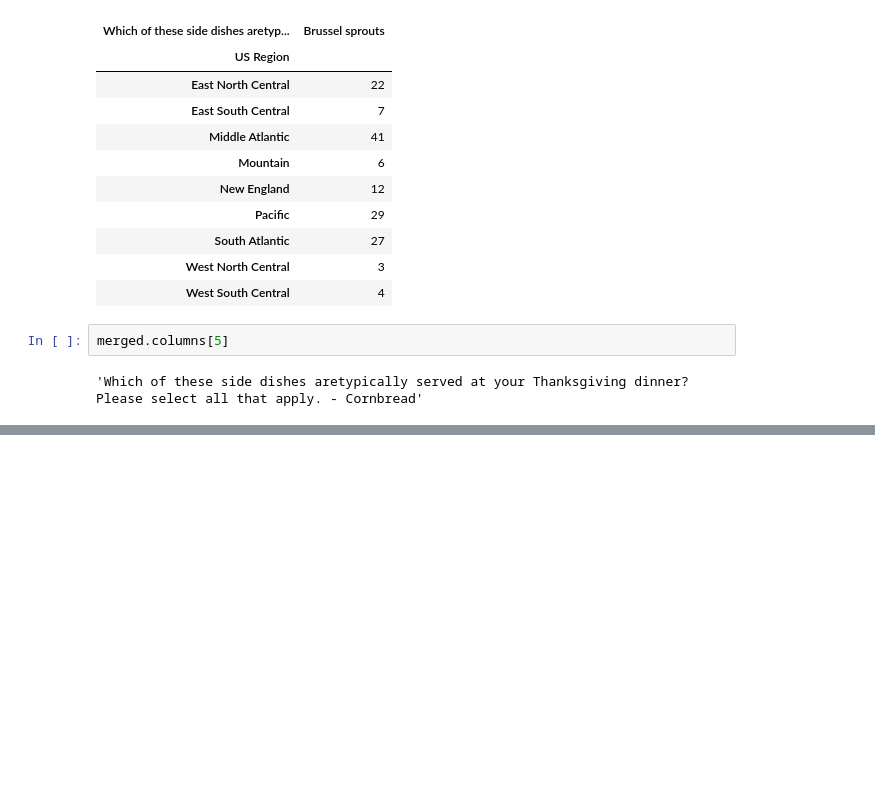
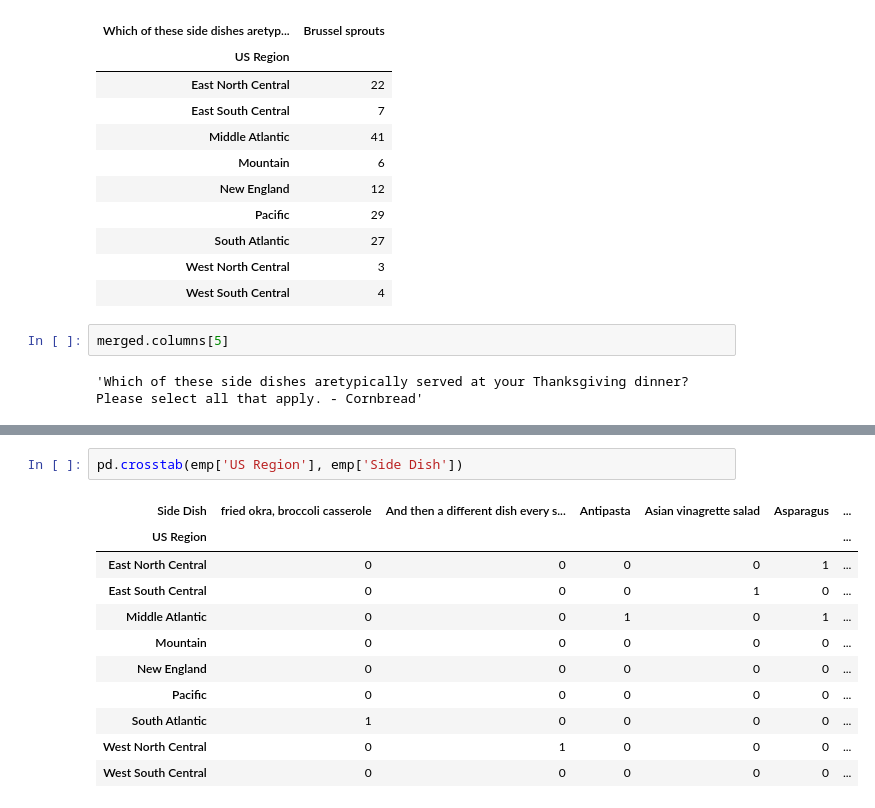
Before and after one commit to bloominstituteoftechnology/DS-Unit-1-Sprint-3-Data-Storytelling, a Jupyter notebook: module3-make-explanatory-visualizations/LS_DS_223_Make_explanatory_visualizations.ipynb, the cells around one changed output, grey strips where cells are left out. Cells and saved outputs as stored; diff of their text form; blank space fills up the shorter version.

```diff
--- a/module3-make-explanatory-visualizations/LS_DS_223_Make_explanatory_visualizations.ipynb
+++ b/module3-make-explanatory-visualizations/LS_DS_223_Make_explanatory_visualizations.ipynb
@@ -505,0 +597,14 @@ Name: Which of these side dishes aretypically served at your Thanksgiving dinner
+# %%
+pd.crosstab(emp['US Region'], emp['Side Dish'])
+# %% [output]
+| Side Dish | fried okra, broccoli casserole | And then a different dish every s... | Antipasta | Asian vinagrette salad | Asparagus | ... |
+| US Region |  |  |  |  |  | ... |
+| East North Central | 0 | 0 | 0 | 0 | 1 | ... |
+| East South Central | 0 | 0 | 0 | 1 | 0 | ... |
+| Middle Atlantic | 0 | 0 | 1 | 0 | 1 | ... |
+| Mountain | 0 | 0 | 0 | 0 | 0 | ... |
+| New England | 0 | 0 | 0 | 0 | 0 | ... |
+| Pacific | 0 | 0 | 0 | 0 | 0 | ... |
+| South Atlantic | 1 | 0 | 0 | 0 | 0 | ... |
+| West North Central | 0 | 1 | 0 | 0 | 0 | ... |
+| West South Central | 0 | 0 | 0 | 0 | 0 | ... |
```
Also changed, not shown: parts of 16 cells of this notebook.
